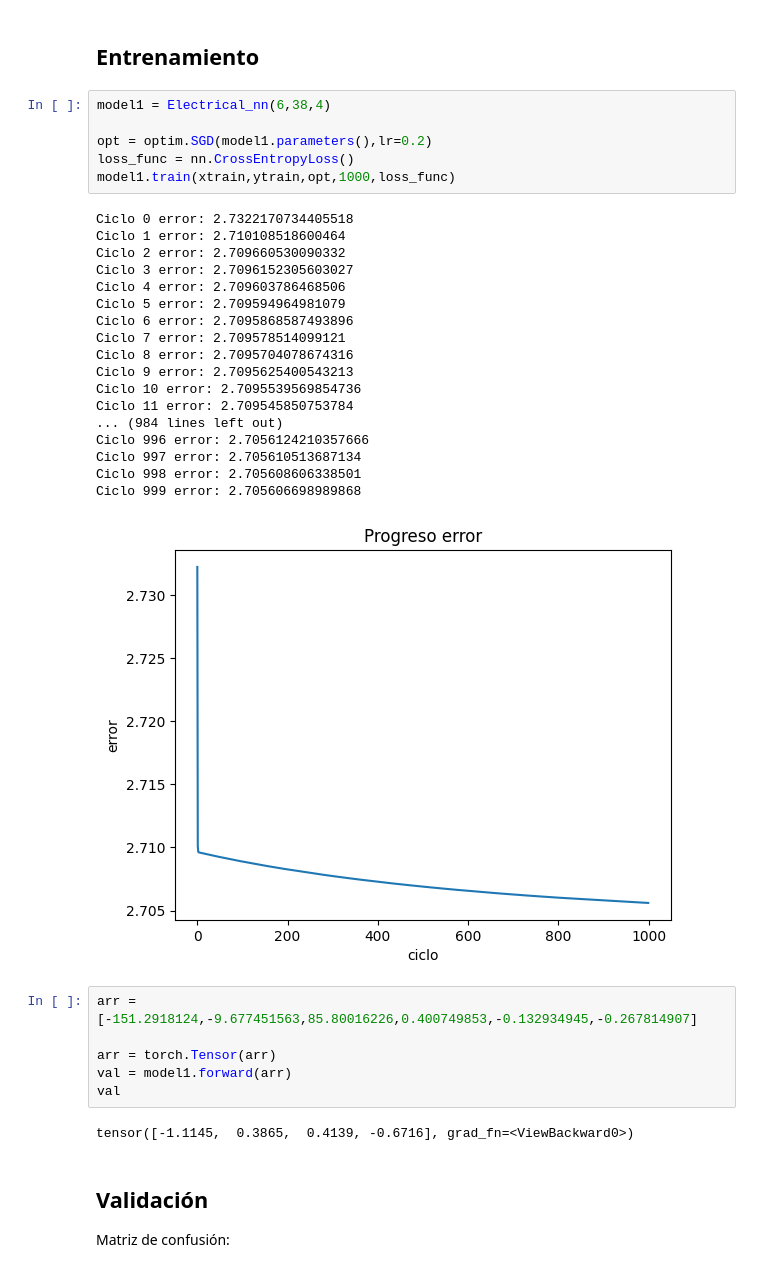
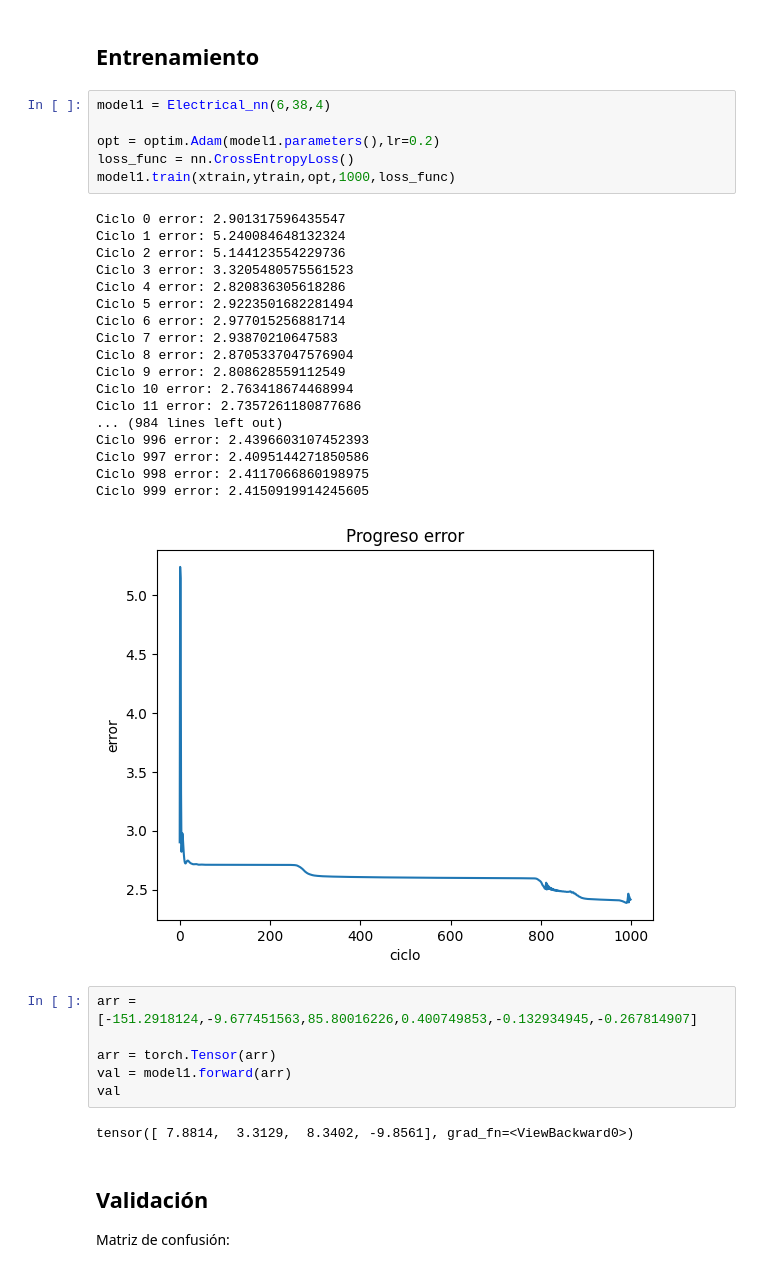
Before and after one commit to julian-rosas/red-neuronal-deteccion-fallas-energia, a Jupyter notebook: RedNeuronal.ipynb, the cells around one changed output. Saved outputs shown, nothing was run; the diff lists cells and outputs as text.

```diff
--- a/RedNeuronal.ipynb
+++ b/RedNeuronal.ipynb
@@ -339,28 +339,28 @@ torch.Size([1573, 4])
 # %%
 model1 = Electrical_nn(6,38,4)
 
-opt = optim.SGD(model1.parameters(),lr=0.2)
+opt = optim.Adam(model1.parameters(),lr=0.2)
 loss_func = nn.CrossEntropyLoss()
 model1.train(xtrain,ytrain,opt,1000,loss_func)
 # %% [output]
-Ciclo 0 error: 2.7322170734405518
-Ciclo 1 error: 2.710108518600464
-Ciclo 2 error: 2.709660530090332
-Ciclo 3 error: 2.7096152305603027
-Ciclo 4 error: 2.709603786468506
-Ciclo 5 error: 2.709594964981079
-Ciclo 6 error: 2.7095868587493896
-Ciclo 7 error: 2.709578514099121
-Ciclo 8 error: 2.7095704078674316
-Ciclo 9 error: 2.7095625400543213
-Ciclo 10 error: 2.7095539569854736
-Ciclo 11 error: 2.709545850753784
+Ciclo 0 error: 2.901317596435547
+Ciclo 1 error: 5.240084648132324
+Ciclo 2 error: 5.144123554229736
+Ciclo 3 error: 3.3205480575561523
+Ciclo 4 error: 2.820836305618286
+Ciclo 5 error: 2.9223501682281494
+Ciclo 6 error: 2.977015256881714
+Ciclo 7 error: 2.93870210647583
+Ciclo 8 error: 2.8705337047576904
+Ciclo 9 error: 2.808628559112549
+Ciclo 10 error: 2.763418674468994
+Ciclo 11 error: 2.7357261180877686
 ... (984 lines left out)
-Ciclo 996 error: 2.7056124210357666
-Ciclo 997 error: 2.705610513687134
-Ciclo 998 error: 2.705608606338501
-Ciclo 999 error: 2.705606698989868
+Ciclo 996 error: 2.4396603107452393
+Ciclo 997 error: 2.4095144271850586
+Ciclo 998 error: 2.4117066860198975
+Ciclo 999 error: 2.4150919914245605
-[figure, old version]
+[figure, new version]
 # %%
 arr = [-151.2918124,-9.677451563,85.80016226,0.400749853,-0.132934945,-0.267814907]
 
@@ -368,7 +368,7 @@ arr = torch.Tensor(arr)
 val = model1.forward(arr)
 val
 # %% [output]
-tensor([-1.1145,  0.3865,  0.4139, -0.6716], grad_fn=<ViewBackward0>)
+tensor([ 7.8814,  3.3129,  8.3402, -9.8561], grad_fn=<ViewBackward0>)
 # %% [markdown]
 ## Validación
 Matriz de confusión:
```
Also changed, not shown: parts of 4 cells of this notebook.
